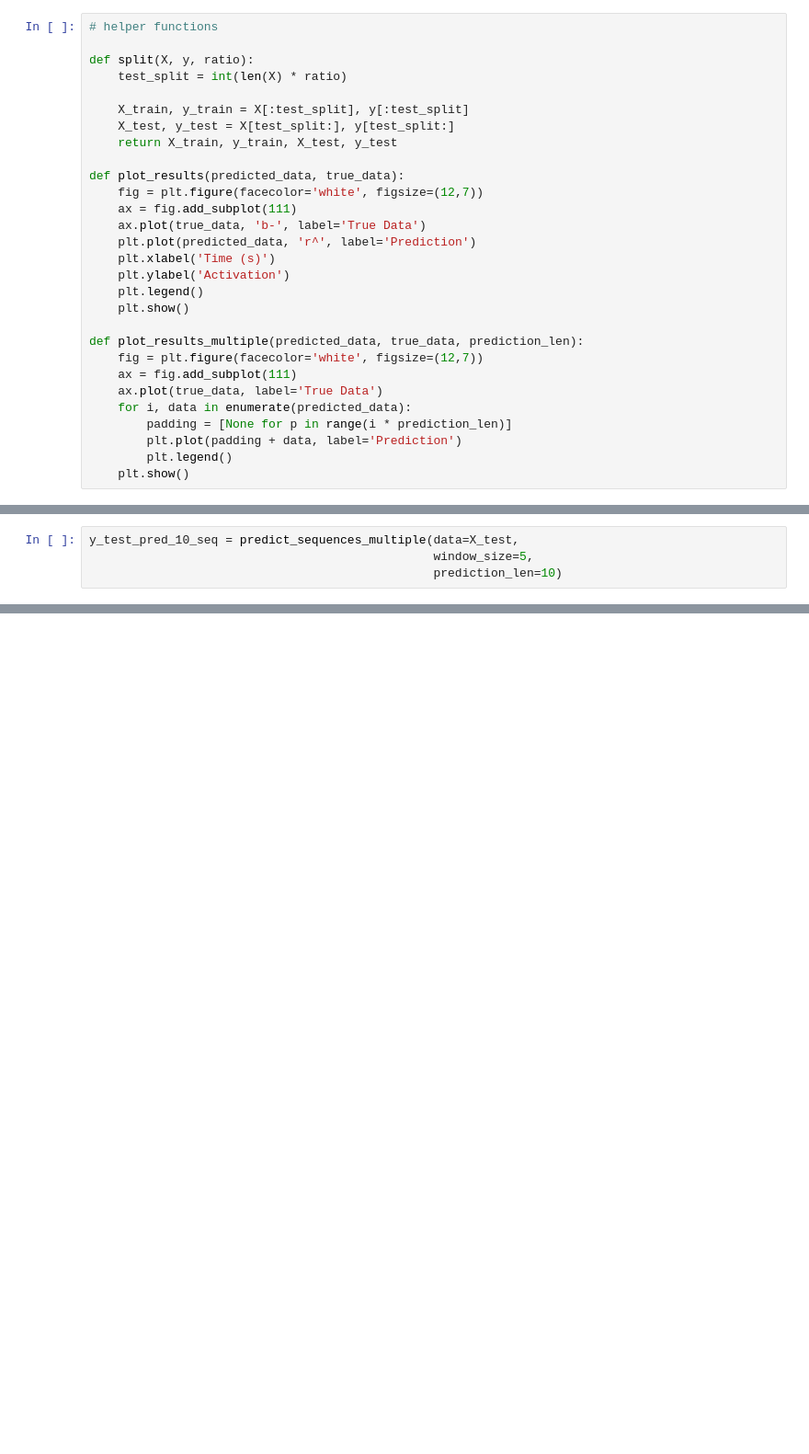
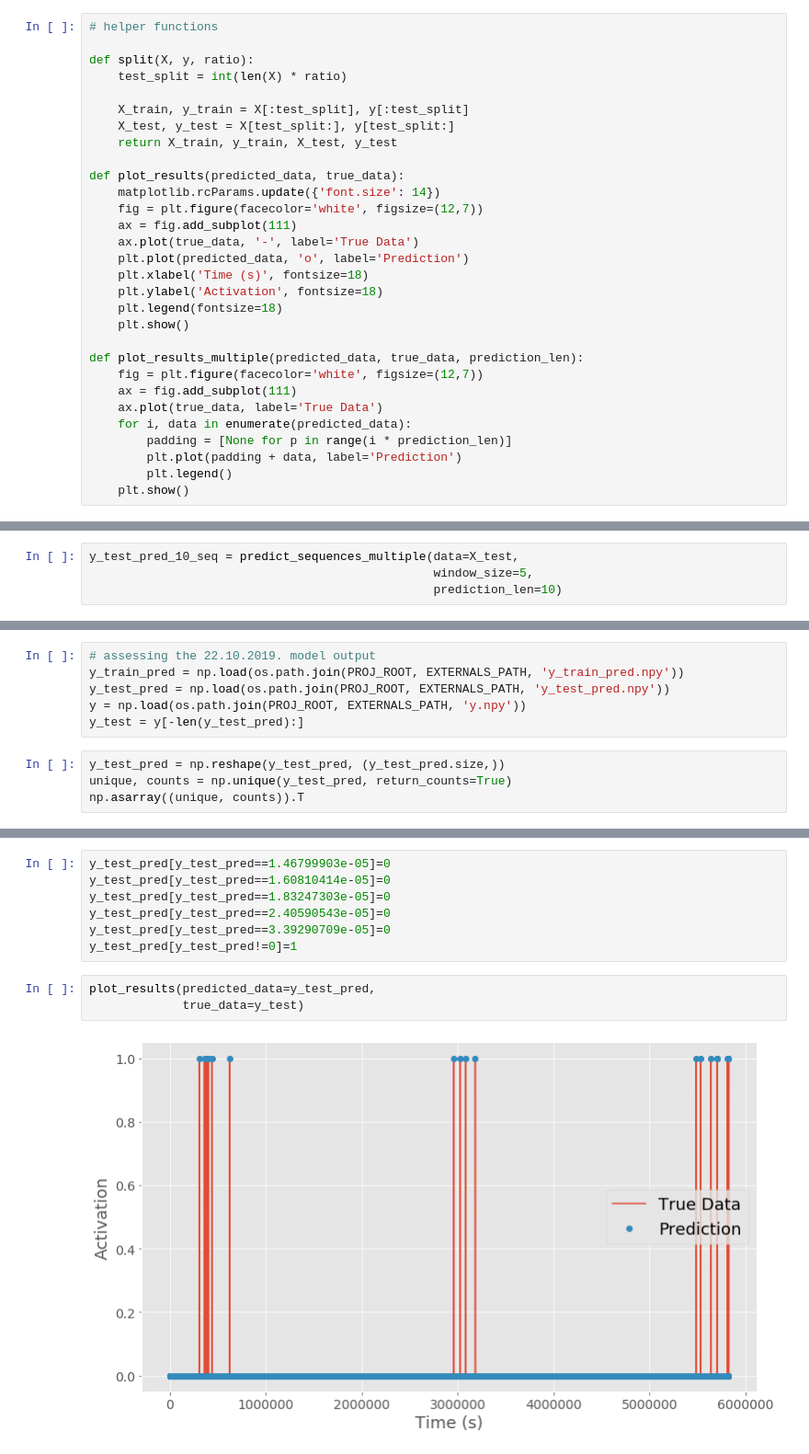
Before and after one commit to akapet00/lora-time-series, a Jupyter notebook: notebooks/01-evaluation.ipynb, the cells around one changed output, grey strips where cells are left out. Shown at 92% size. Drawn from its saved outputs; the diff is of its cells as text; blank space fills up the shorter version.

```diff
--- a/notebooks/01-evaluation.ipynb
+++ b/notebooks/01-evaluation.ipynb
@@ -18,13 +19,14 @@ def split(X, y, ratio):
     return X_train, y_train, X_test, y_test
 
 def plot_results(predicted_data, true_data):
+    matplotlib.rcParams.update({'font.size': 14})
     fig = plt.figure(facecolor='white', figsize=(12,7))
     ax = fig.add_subplot(111)
-    ax.plot(true_data, 'b-', label='True Data')
-    plt.plot(predicted_data, 'r^', label='Prediction')
-    plt.xlabel('Time (s)')
-    plt.ylabel('Activation')
-    plt.legend()
+    ax.plot(true_data, '-', label='True Data')
+    plt.plot(predicted_data, 'o', label='Prediction')
+    plt.xlabel('Time (s)', fontsize=18)
+    plt.ylabel('Activation', fontsize=18)
+    plt.legend(fontsize=18)
     plt.show()
 
 def plot_results_multiple(predicted_data, true_data, prediction_len):
@@ -168,0 +173,10 @@ y_test_pred_10_seq = predict_sequences_multiple(data=X_test,
+# %%
+# assessing the 22.10.2019. model output
+y_train_pred = np.load(os.path.join(PROJ_ROOT, EXTERNALS_PATH, 'y_train_pred.npy'))
+y_test_pred = np.load(os.path.join(PROJ_ROOT, EXTERNALS_PATH, 'y_test_pred.npy'))
+y = np.load(os.path.join(PROJ_ROOT, EXTERNALS_PATH, 'y.npy'))
+y_test = y[-len(y_test_pred):]
+# %%
+y_test_pred = np.reshape(y_test_pred, (y_test_pred.size,))
+unique, counts = np.unique(y_test_pred, return_counts=True)
+np.asarray((unique, counts)).T
@@ -168,0 +190,12 @@ y_test_pred_10_seq = predict_sequences_multiple(data=X_test,
+# %%
+y_test_pred[y_test_pred==1.46799903e-05]=0
+y_test_pred[y_test_pred==1.60810414e-05]=0
+y_test_pred[y_test_pred==1.83247303e-05]=0
+y_test_pred[y_test_pred==2.40590543e-05]=0
+y_test_pred[y_test_pred==3.39290709e-05]=0
+y_test_pred[y_test_pred!=0]=1
+# %%
+plot_results(predicted_data=y_test_pred,
+             true_data=y_test)
+# %% [output]
+[figure, added]
```
Also changed, not shown: parts of 9 cells of this notebook, 3 other files.
